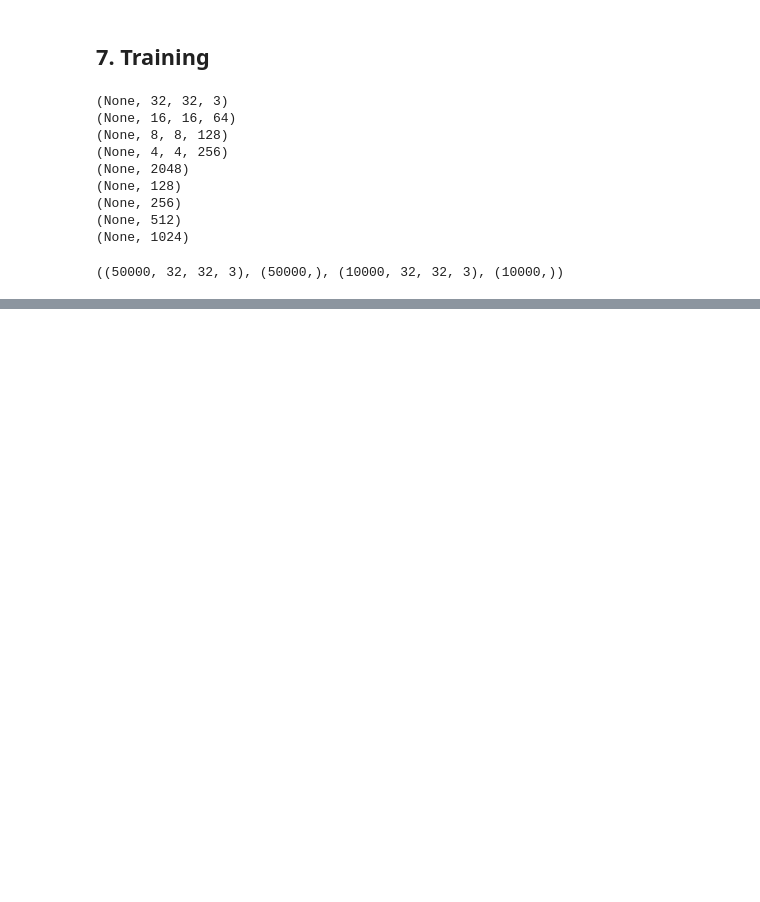
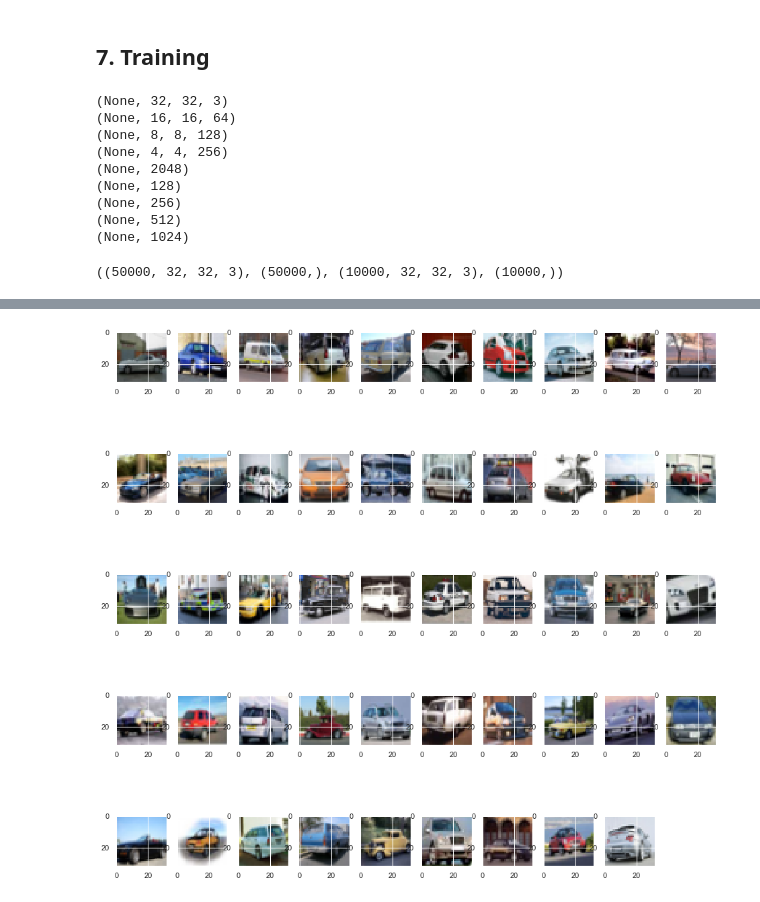
Before and after one commit to hzitoun/image-search-engine-app, a Jupyter notebook: notebooks/Image-search-engine.ipynb, the cells around one changed output, grey strips where cells are left out. Saved outputs shown, nothing was run; the diff lists cells and outputs as text; code cells hidden in the pictures; blank space fills up the shorter version.

Commit message:
semantic search done!

```diff
--- a/notebooks/Image-search-engine.ipynb
+++ b/notebooks/Image-search-engine.ipynb
@@ -370,0 +404,13 @@ plt.show()
+# %%
+def extract_dense_features(data, image_search_ai):
+    layer_name = 'dense_2_features'
+    dense_2_features_layer_model = tf.keras.Model(inputs=image_search_ai.model.input,
+                                 outputs=image_search_ai.model.get_layer(layer_name).output)
+    dense_2_features_output = dense_2_features_layer_model.predict(data)
+
+    layer_name = 'dense_4_features'
+    dense_4_features_layer_model = tf.keras.Model(inputs=image_search_ai.model.input,
+                                 outputs=image_search_ai.model.get_layer(layer_name).output)
+    dense_4_features_output = dense_4_features_layer_model.predict(data)
+
+    return np.vstack(dense_2_features_output), np.vstack(dense_4_features_output)
@@ -370,0 +467,28 @@ plt.show()
+# %%
+with open("../models/cosine_training_vectors.pkl", "rb") as f:
+    cosine_training_vectors = pickle.load(f)
+
+with open("../models/hamming_training_vectors.pkl", "rb") as f:
+    hamming_training_vectors = pickle.load(f)
+# %%
+cosine_similar_ids = simple_inference(training_vetors=cosine_training_vectors, query_image_path="../data/raw/test/1005_automobile.png", image_size=(32, 32), image_search_ai=image_search_ai, distance="cosine")
+# %%
+with open('../data/preprocessed/training_images_path_pickle.pkl', 'rb') as f:
+    train_image_paths = pickle.load(f)
+
+def show_image_results(result_ids):
+    fig = plt.figure(figsize=(16, 16))
+    colums = 10
+    rows = 5
+    for i in range(1, colums*rows+1):
+        try:
+            image = image_loader(train_image_paths[result_ids[i]], image_size)
+            fig.add_subplot(rows, colums, i)
+            plt.imshow(image)
+        except:
+            pass
+# %%
+show_image_results(cosine_similar_ids)
+plt.show()
+# %% [output]
+[figure, added]
```
Also changed, not shown: parts of 17 cells of this notebook, 5 other files.
